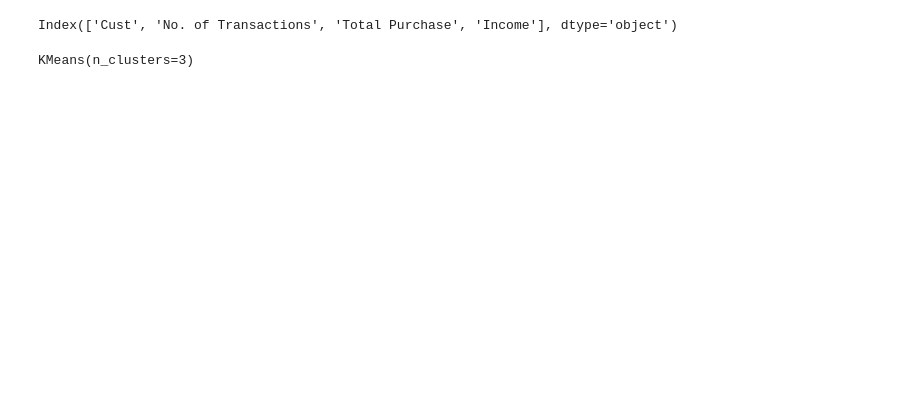
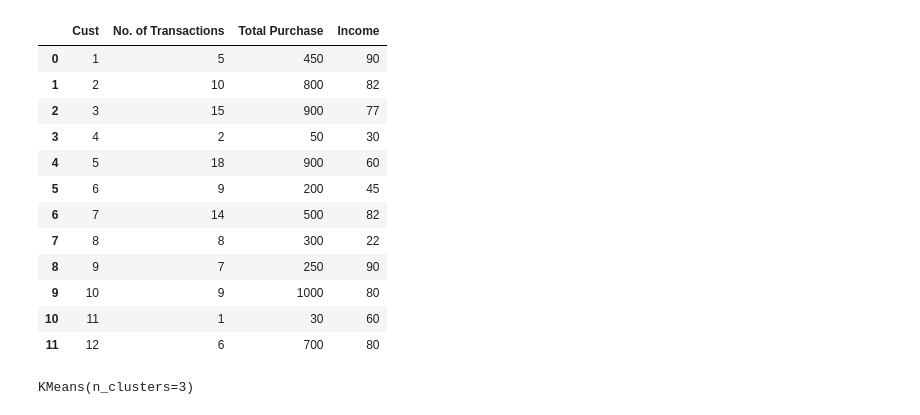
Before and after one commit to OCE1984/MScDataAnaltyicsPrinciples, a Jupyter notebook: DAP_Wrkshp4_Clustering_(with_file_upload).ipynb, the cells around one changed output. Drawn from its saved outputs; the diff is of its cells as text; code cells hidden in the pictures; blank space fills up the shorter version.

```diff
--- a/DAP_Wrkshp4_Clustering_(with_file_upload).ipynb
+++ b/DAP_Wrkshp4_Clustering_(with_file_upload).ipynb
@@ -8,9 +8,21 @@ import matplotlib.pyplot as plt
 # %%
 mydata = pd.read_csv('LibertyStores.csv')
 # %%
-mydata.columns
+mydata
 # %% [output]
-Index(['Cust', 'No. of Transactions', 'Total Purchase', 'Income'], dtype='object')
+|  | Cust | No. of Transactions | Total Purchase | Income |
+| 0 | 1 | 5 | 450 | 90 |
+| 1 | 2 | 10 | 800 | 82 |
+| 2 | 3 | 15 | 900 | 77 |
+| 3 | 4 | 2 | 50 | 30 |
+| 4 | 5 | 18 | 900 | 60 |
+| 5 | 6 | 9 | 200 | 45 |
+| 6 | 7 | 14 | 500 | 82 |
+| 7 | 8 | 8 | 300 | 22 |
+| 8 | 9 | 7 | 250 | 90 |
+| 9 | 10 | 9 | 1000 | 80 |
+| 10 | 11 | 1 | 30 | 60 |
+| 11 | 12 | 6 | 700 | 80 |
 # %%
 kmeans = KMeans(n_clusters=3)
 kmeans.fit(mydata)
```
Also changed, not shown: parts of 1 cell of this notebook.
